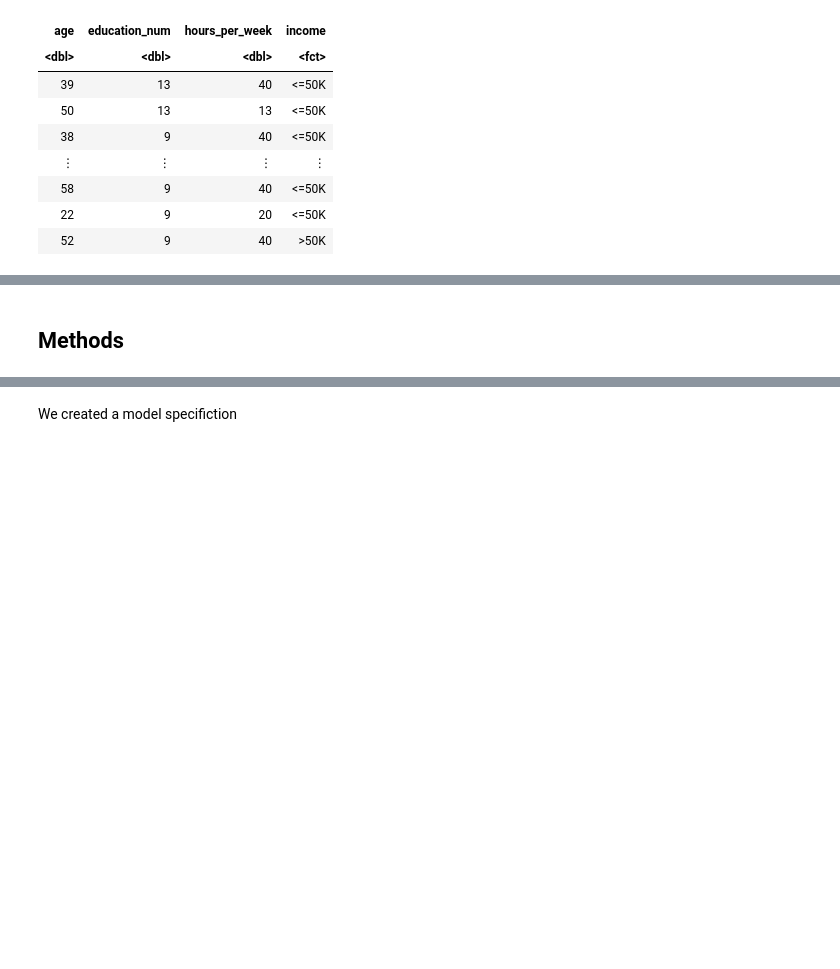
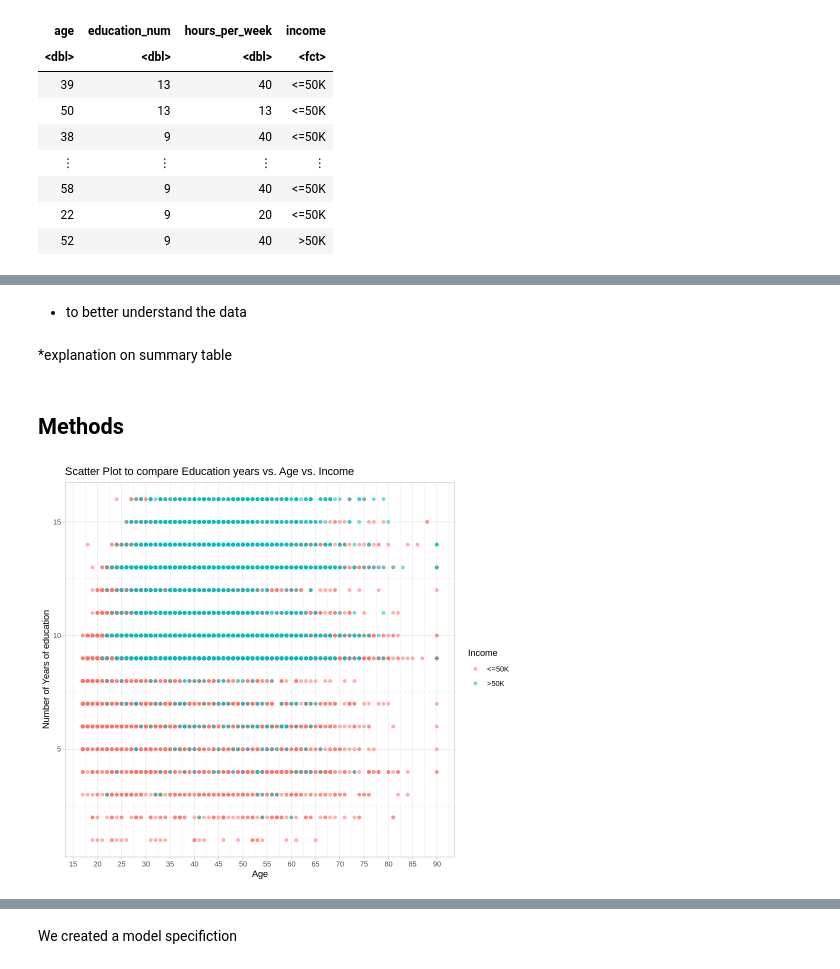
Before and after one commit to Riyan-Qureshi/dsci_group_project, a Jupyter notebook: group_project_report.ipynb, the cells around one changed output, grey strips where cells are left out. Saved outputs shown, nothing was run; the diff lists cells and outputs as text; code cells hidden in the pictures; blank space fills up the shorter version.

```diff
--- a/group_project_report.ipynb
+++ b/group_project_report.ipynb
@@ -96,2 +98,18 @@ A tibble: 1 × 3
+# %% [markdown]
+- to better understand the data
+# %% [markdown]
+*explanation on summary table
 # %% [markdown]
 ## Methods
+# %%
+#scatter plots to compare every variable against income:
+age_and_yrs_plot <- ggplot(data = consensus_training, aes(x = age, y = education_num)) +
+                geom_point(aes(color = income), alpha = 0.5) +
+                labs(x = "Age", y = "Number of Years of education", color = "Income") +
+                ggtitle("Scatter Plot to compare Education years vs. Age vs. Income") +
+                scale_x_continuous(breaks = seq(0, 100, by = 5)) +
+                scale_y_continuous(breaks = seq(0, 20, by = 5)) +
+                theme_light()
+age_and_yrs_plot
+# %% [output]
+[figure, added]
```
Also changed, not shown: parts of 18 cells of this notebook.
